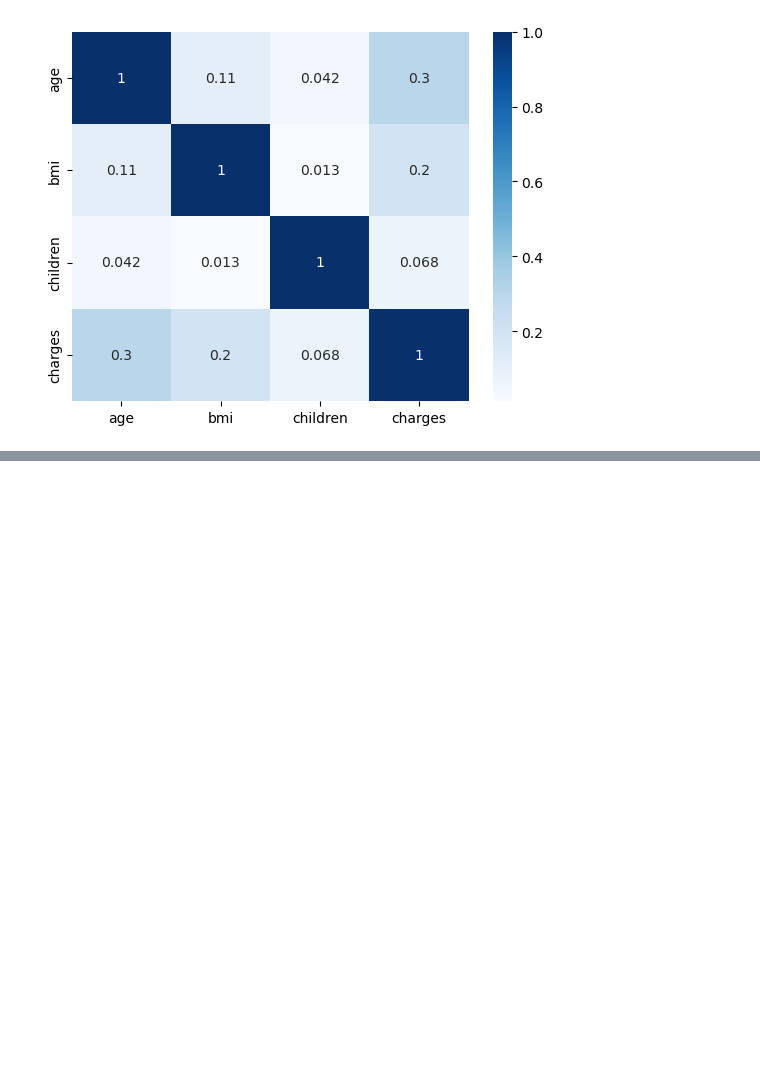
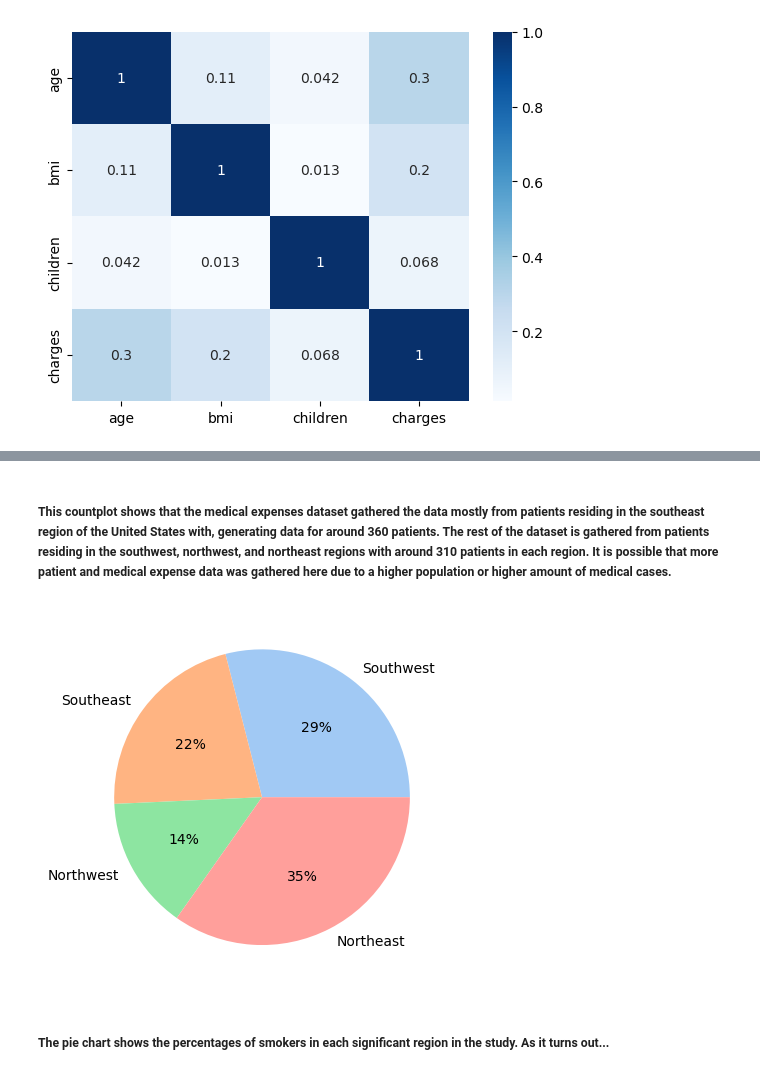
Before and after one commit to ubco-W2022T1-cosc301/project-group44, a Jupyter notebook: notebooks/analysis1.ipynb, the cells around one changed output, grey strips where cells are left out. Cells and saved outputs as stored; diff of their text form; code cells hidden in the pictures; blank space fills up the shorter version.

```diff
--- a/notebooks/analysis1.ipynb
+++ b/notebooks/analysis1.ipynb
@@ -85,3 +90,19 @@ KeyError: "['atmo_opacity', 'wind_speed', 'id', 'terrestrial_date'] not found in
+# %% [markdown]
+##### This countplot shows that the medical expenses dataset gathered the data mostly from patients residing in the southeast region of the United States with, generating data for around 360 patients. The rest of the dataset is gathered from patients residing in the southwest, northwest, and northeast regions with around 310 patients in each region. It is possible that more patient and medical expense data was gathered here due to a higher population or higher amount of medical cases.
+# %%
+data = [100,75, 50, 120]
+
+labels = ['Southwest', 'Southeast', 'Northwest', 'Northeast']
+
+colors = sns.color_palette('pastel')[0:7]
+
+plt.pie(data, labels = labels, colors = colors, autopct='%.0f%%')
+
+plt.show()
+# %% [output]
+[figure, added]
+# %% [markdown]
+##### The pie chart shows the percentages of smokers in each significant region in the study. As it turns out...
 # %% [markdown]
 # Task 2: Data Analysis Pipeline
 
```
Also changed, not shown: parts of 19 cells of this notebook.
